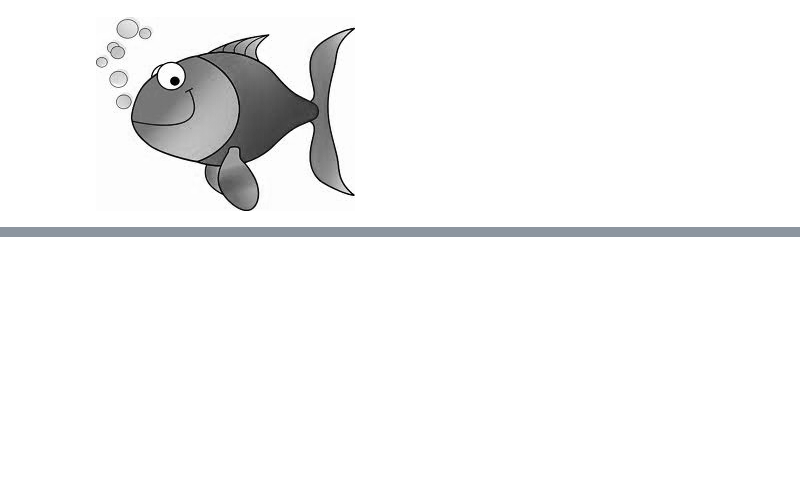
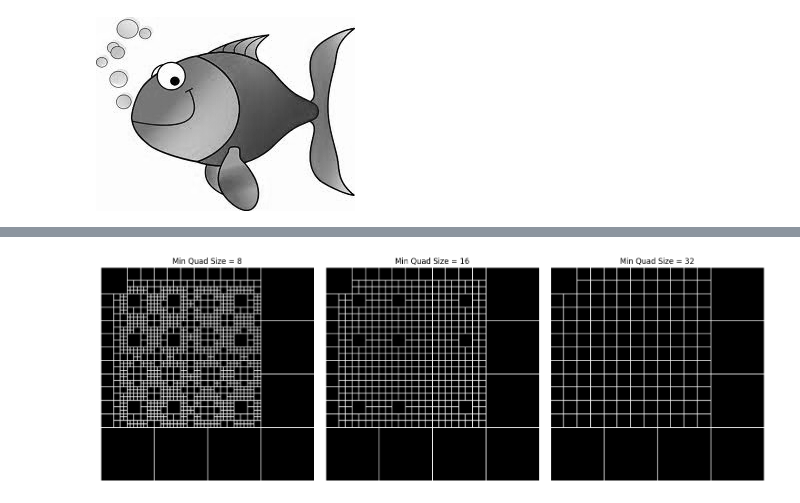
Before and after one commit to Lanaanvar/Deep-Learning, a Jupyter notebook: Set_3.ipynb, the cells around one changed output, grey strips where cells are left out. Saved outputs shown, nothing was run; the diff lists cells and outputs as text; code cells hidden in the pictures; blank space fills up the shorter version.

```diff
--- a/Set_3.ipynb
+++ b/Set_3.ipynb
@@ -281,0 +542,63 @@ Intensity Image:
+# %%
+import cv2
+import numpy as np
+import matplotlib.pyplot as plt
+
+# Function to check homogeneity (variance-based)
+def homogeneous(region, threshold=10):
+    return np.std(region) < threshold
+
+# Recursive splitting function
+def split(image, min_size):
+    h, w = image.shape
+    if h <= min_size or w <= min_size or homogeneous(image):
+        return [image]
+
+    mid_h, mid_w = h // 2, w // 2
+    quadrants = [
+        image[0:mid_h, 0:mid_w],
+        image[0:mid_h, mid_w:w],
+        image[mid_h:h, 0:mid_w],
+        image[mid_h:h, mid_w:w]
+    ]
+    result = []
+    for q in quadrants:
+        result.extend(split(q, min_size))
+    return result
+
+# Merge-like visualization (not full region merging)
+def visualize_split(image, min_size):
+    mask = np.zeros_like(image)
+    def draw_rect(x, y, w, h):
+        cv2.rectangle(mask, (x, y), (x + w, y + h), 255, 1)
+
+    def recursive_split(img, x, y, min_size):
+        h, w = img.shape
+        if h <= min_size or w <= min_size or homogeneous(img):
+            draw_rect(x, y, w, h)
+            return
+        mid_h, mid_w = h // 2, w // 2
+        recursive_split(img[0:mid_h, 0:mid_w], x, y, min_size)
+        recursive_split(img[0:mid_h, mid_w:w], x + mid_w, y, min_size)
+        recursive_split(img[mid_h:h, 0:mid_w], x, y + mid_h, min_size)
+        recursive_split(img[mid_h:h, mid_w:w], x + mid_w, y + mid_h, min_size)
+
+    recursive_split(image, 0, 0, min_size)
+    return mask
+
+# Read grayscale image
+img = cv2.imread('binary_image.png', cv2.IMREAD_GRAYSCALE)
+
+# Try different minimum sizes
+sizes = [8, 16, 32]
+plt.figure(figsize=(15, 5))
+for i, s in enumerate(sizes):
+    mask = visualize_split(img, s)
+    plt.subplot(1, 3, i + 1)
+    plt.imshow(mask, cmap='gray')
+    plt.title(f'Min Quad Size = {s}')
+    plt.axis('off')
+plt.tight_layout()
+plt.show()
+# %% [output]
+[figure, added]
```
Also changed, not shown: parts of 5 cells of this notebook.
